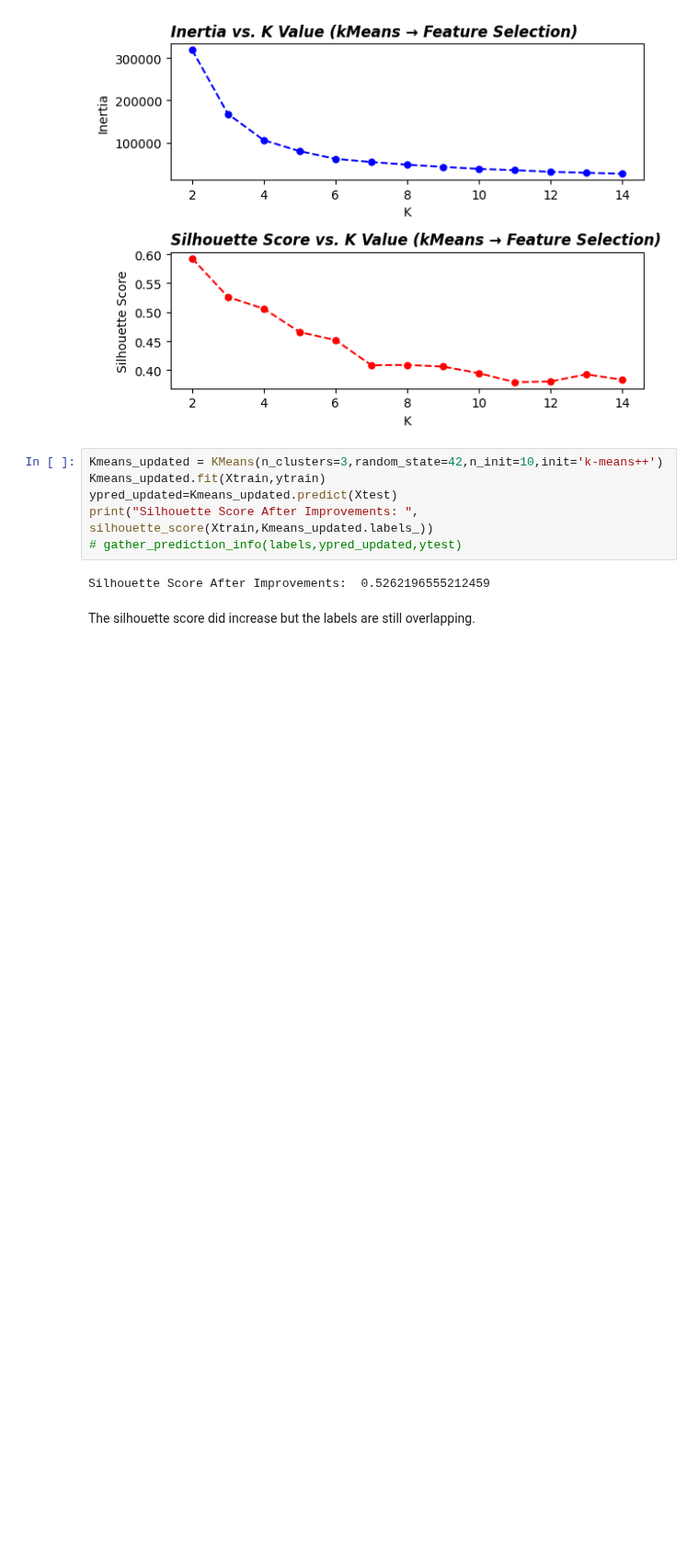
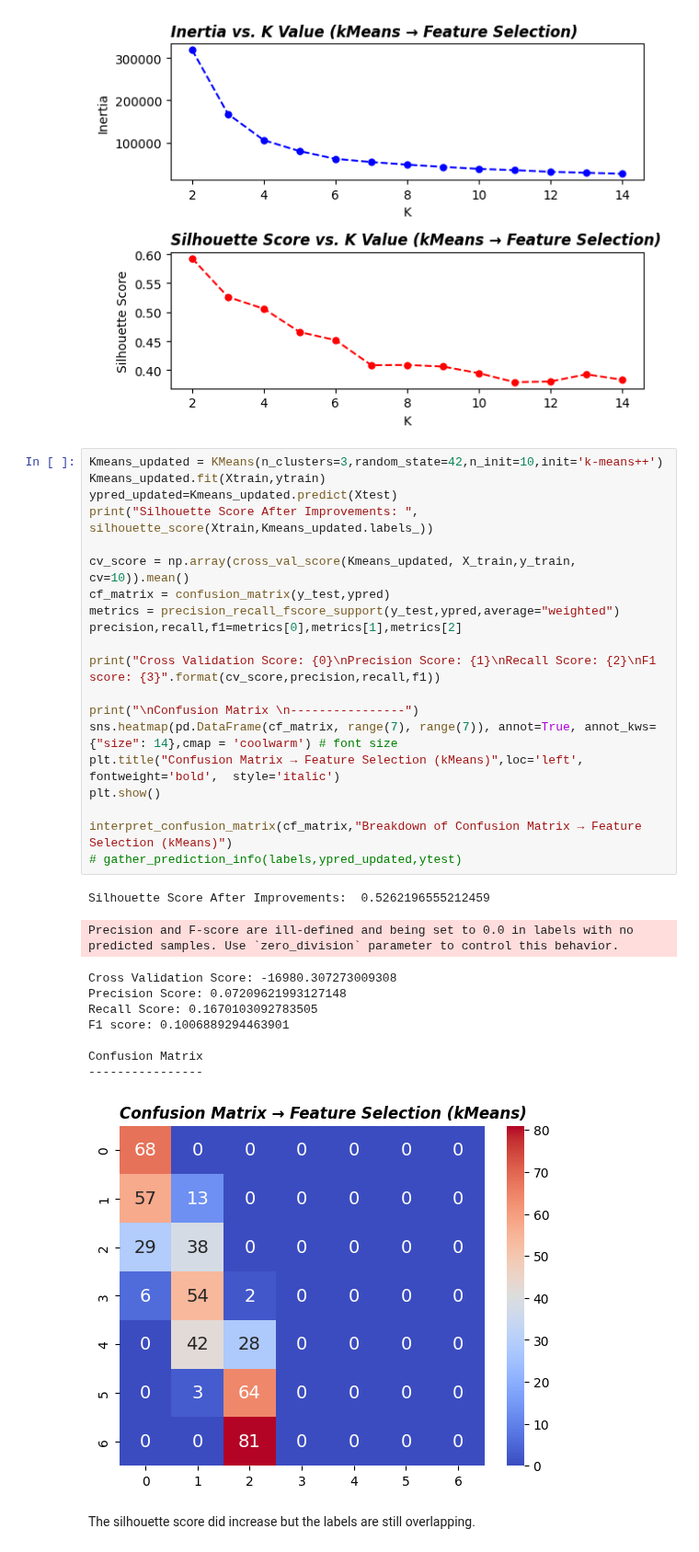
Before and after one commit to xvxvdee/CPS844_Assignment, a Jupyter notebook: KMeans.ipynb, the cells around one changed output. Shown at 92% size. Drawn from its saved outputs; the diff is of its cells as text; blank space fills up the shorter version.

```diff
--- a/KMeans.ipynb
+++ b/KMeans.ipynb
@@ -165,13 +196,36 @@ plt.show()
 # %% [output]
 <Figure size 2000x600 with 0 Axes>
 [figure]
-# %%
-Kmeans_updated = KMeans(n_clusters=3,random_state=42,n_init=10,init='k-means++')
-Kmeans_updated.fit(Xtrain,ytrain)
-ypred_updated=Kmeans_updated.predict(Xtest)
-print("Silhouette Score After Improvements: ", silhouette_score(Xtrain,Kmeans_updated.labels_))
-# gather_prediction_info(labels,ypred_updated,ytest)
-# %% [output]
-Silhouette Score After Improvements:  0.5262196555212459
+# %%
+Kmeans_updated = KMeans(n_clusters=3,random_state=42,n_init=10,init='k-means++')
+Kmeans_updated.fit(Xtrain,ytrain)
+ypred_updated=Kmeans_updated.predict(Xtest)
+print("Silhouette Score After Improvements: ", silhouette_score(Xtrain,Kmeans_updated.labels_))
+
+cv_score = np.array(cross_val_score(Kmeans_updated, X_train,y_train, cv=10)).mean()
+cf_matrix = confusion_matrix(y_test,ypred)
+metrics = precision_recall_fscore_support(y_test,ypred,average="weighted")
+precision,recall,f1=metrics[0],metrics[1],metrics[2]
+
+print("Cross Validation Score: {0}\nPrecision Score: {1}\nRecall Score: {2}\nF1 score: {3}".format(cv_score,precision,recall,f1))
+
+print("\nConfusion Matrix \n----------------")
+sns.heatmap(pd.DataFrame(cf_matrix, range(7), range(7)), annot=True, annot_kws={"size": 14},cmap = 'coolwarm') # font size
+plt.title("Confusion Matrix → Feature Selection (kMeans)",loc='left', fontweight='bold',  style='italic')
+plt.show()
+
+interpret_confusion_matrix(cf_matrix,"Breakdown of Confusion Matrix → Feature Selection (kMeans)")
+# gather_prediction_info(labels,ypred_updated,ytest)
+# %% [output]
+Silhouette Score After Improvements:  0.5262196555212459
+Precision and F-score are ill-defined and being set to 0.0 in labels with no predicted samples. Use `zero_division` parameter to control this behavior.
+Cross Validation Score: -16980.307273009308
+Precision Score: 0.07209621993127148
+Recall Score: 0.1670103092783505
+F1 score: 0.1006889294463901
+
+Confusion Matrix
+----------------
+[figure, added]
 # %% [markdown]
 The silhouette score did increase but the labels are still overlapping.
```
Also changed, not shown: parts of 3 cells of this notebook.
